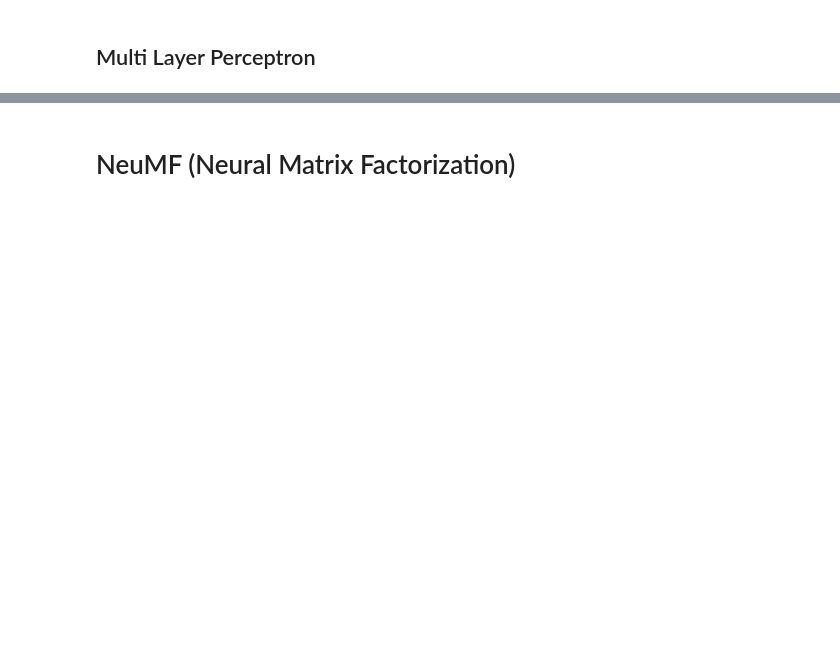
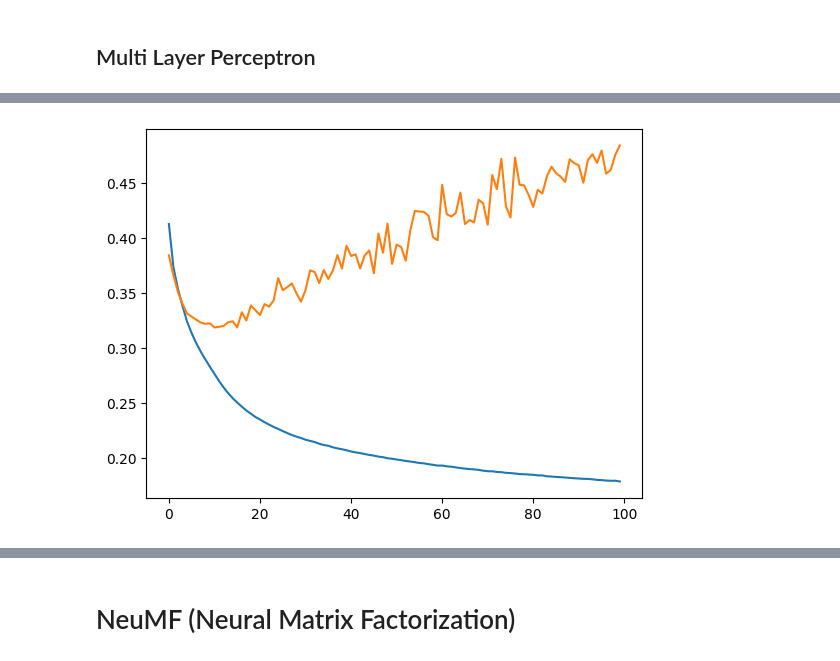
Before and after one commit to twndus/recsys, a Jupyter notebook: models/ncf-movielens.ipynb, the cells around one changed output, grey strips where cells are left out. Saved outputs shown, nothing was run; the diff lists cells and outputs as text; code cells hidden in the pictures; blank space fills up the shorter version.

```diff
--- a/models/ncf-movielens.ipynb
+++ b/models/ncf-movielens.ipynb
@@ -314,5 +308,5 @@ mlp_model.summary()
 # %%
-learning_rate = 0.00001
-mlp_model.compile(optimizer=tf.keras.optimizers.Adam(learning_rate=learning_rate), loss="binary_crossentropy", metrics=['acc'])
+learning_rate = 0.01
+mlp_model.compile(optimizer=tf.keras.optimizers.Adam(learning_rate=learning_rate), loss="binary_crossentropy")#, metrics=['acc'])
 # %%
-mlp_model.fit([train[:, 0], train[:, 1]], train[:, 2], epochs=10, batch_size=2048)
+mlp_history = mlp_model.fit([train[:, 0], train[:, 1]], train[:, 2], epochs=100, batch_size=batch_size, validation_split=0.1)
@@ -318,0 +331,8 @@ mlp_model.fit([train[:, 0], train[:, 1]], train[:, 2], epochs=10, batch_size=204
+# %%
+import matplotlib.pyplot as plt
+
+plt.plot(mlp_history.history['loss'])
+plt.plot(mlp_history.history['val_loss'])
+plt.show()
+# %% [output]
+[figure, added]
```
Also changed, not shown: parts of 53 cells of this notebook, 2 other files.
